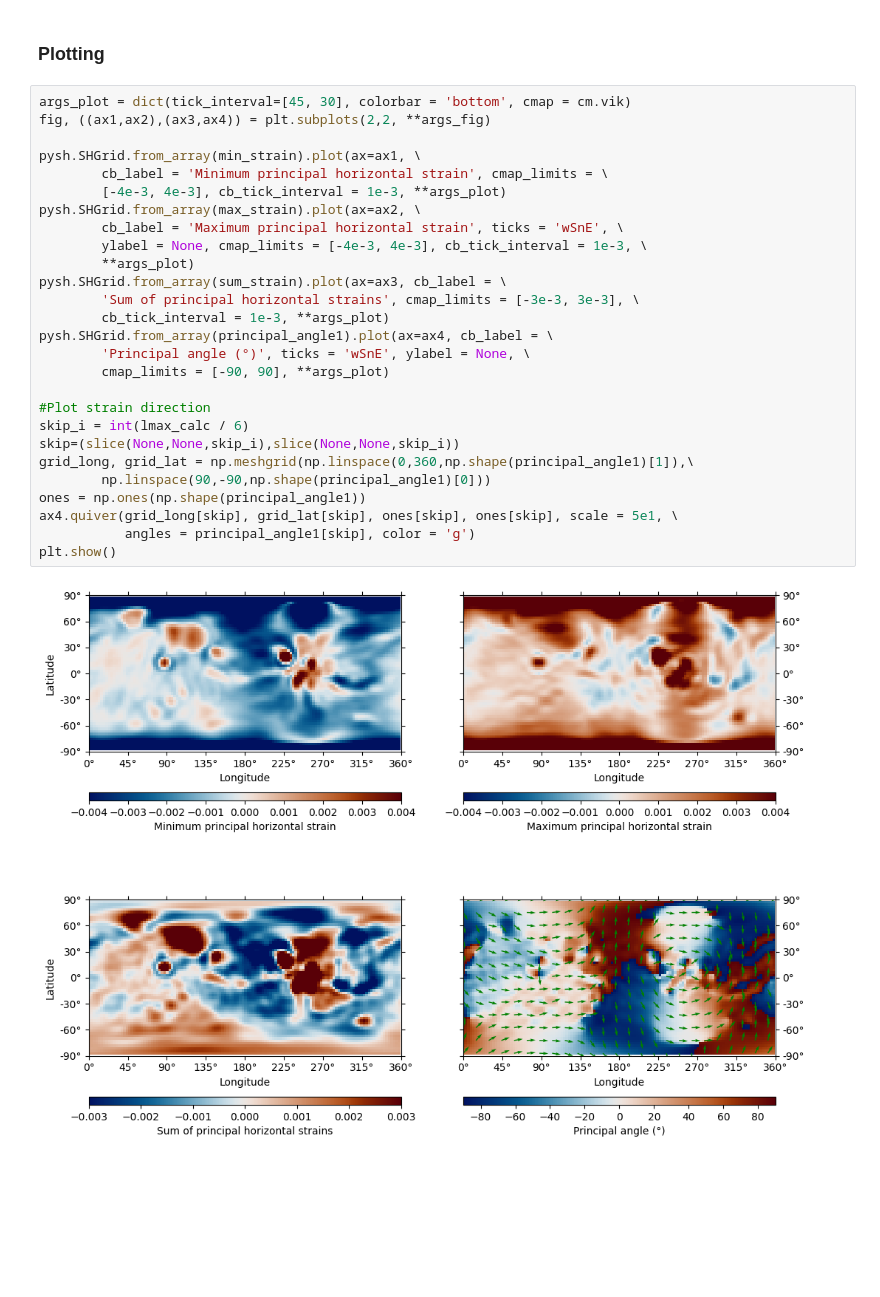
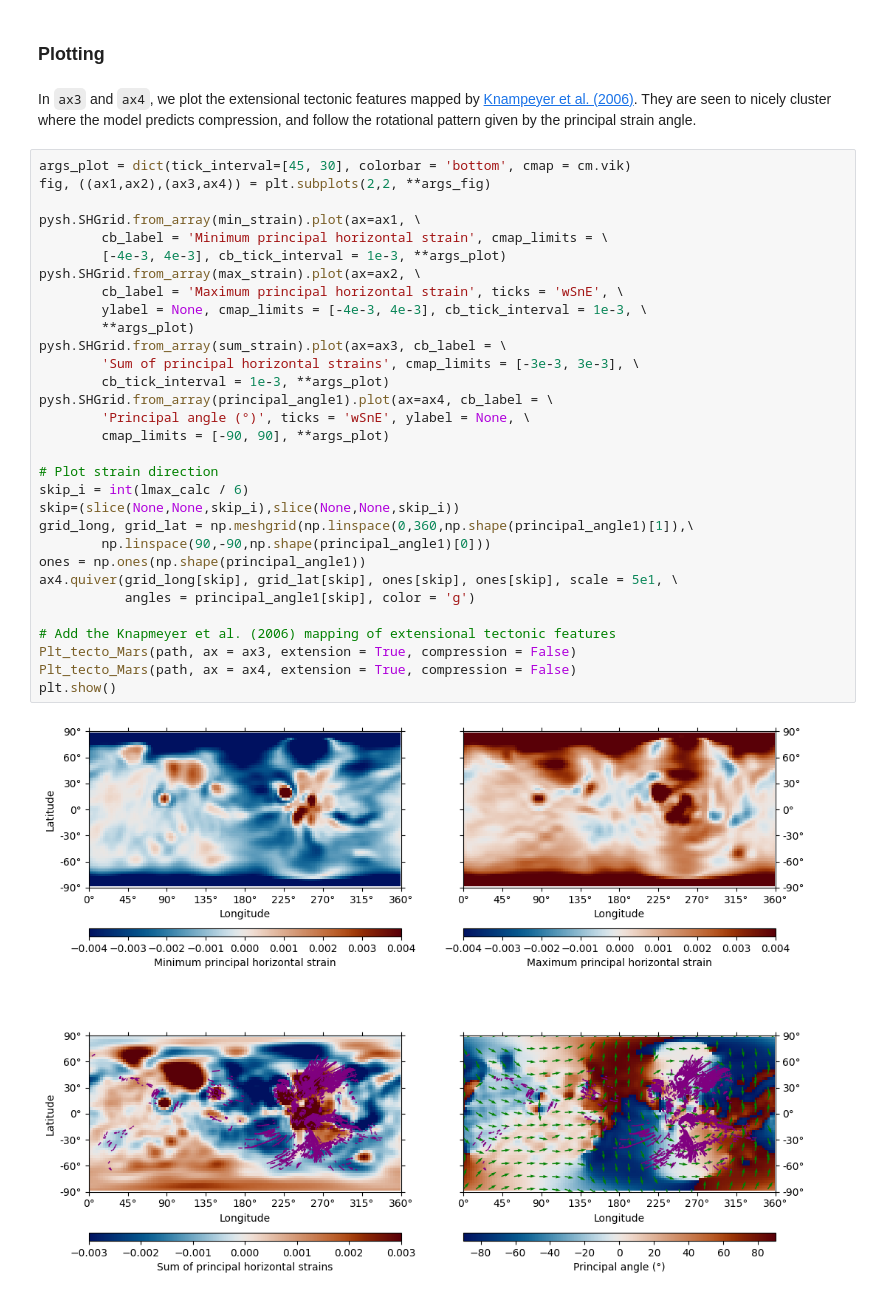
Before and after one commit to AB-Ares/Displacement_strain_planet, a Jupyter notebook: examples/Run_demo.ipynb, the cells around one changed output. Cells and saved outputs as stored; diff of their text form; blank space fills up the shorter version.

```diff
--- a/examples/Run_demo.ipynb
+++ b/examples/Run_demo.ipynb
@@ -375,32 +379,38 @@ min_strain, max_strain, sum_strain, principal_angle1, principal_angle2 = \
 Using loaded precomputed SH derivatives
 # %% [markdown]
 ### Plotting
+# %% [markdown]
+In `ax3` and `ax4`, we plot the extensional tectonic features mapped by [Knampeyer et al. (2006)](https://agupubs.onlinelibrary.wiley.com/doi/full/10.1029/2006JE002708). They are seen to nicely cluster where the model predicts compression, and follow the rotational pattern given by the principal strain angle.
 # %%
 args_plot = dict(tick_interval=[45, 30], colorbar = 'bottom', cmap = cm.vik)
 fig, ((ax1,ax2),(ax3,ax4)) = plt.subplots(2,2, **args_fig)
 
 pysh.SHGrid.from_array(min_strain).plot(ax=ax1, \
         cb_label = 'Minimum principal horizontal strain', cmap_limits = \
         [-4e-3, 4e-3], cb_tick_interval = 1e-3, **args_plot)
 pysh.SHGrid.from_array(max_strain).plot(ax=ax2, \
         cb_label = 'Maximum principal horizontal strain', ticks = 'wSnE', \
         ylabel = None, cmap_limits = [-4e-3, 4e-3], cb_tick_interval = 1e-3, \
         **args_plot)
 pysh.SHGrid.from_array(sum_strain).plot(ax=ax3, cb_label = \
         'Sum of principal horizontal strains', cmap_limits = [-3e-3, 3e-3], \
         cb_tick_interval = 1e-3, **args_plot)
 pysh.SHGrid.from_array(principal_angle1).plot(ax=ax4, cb_label = \
         'Principal angle (°)', ticks = 'wSnE', ylabel = None, \
         cmap_limits = [-90, 90], **args_plot)
 
-#Plot strain direction
+# Plot strain direction
 skip_i = int(lmax_calc / 6)
 skip=(slice(None,None,skip_i),slice(None,None,skip_i))
 grid_long, grid_lat = np.meshgrid(np.linspace(0,360,np.shape(principal_angle1)[1]),\
         np.linspace(90,-90,np.shape(principal_angle1)[0]))
 ones = np.ones(np.shape(principal_angle1))
 ax4.quiver(grid_long[skip], grid_lat[skip], ones[skip], ones[skip], scale = 5e1, \
            angles = principal_angle1[skip], color = 'g')
+
+# Add the Knapmeyer et al. (2006) mapping of extensional tectonic features
+Plt_tecto_Mars(path, ax = ax3, extension = True, compression = False)
+Plt_tecto_Mars(path, ax = ax4, extension = True, compression = False)
 plt.show()
 # %% [output]
-[figure, old version]
+[figure, new version]
```
Also changed, not shown: parts of 12 cells of this notebook.
